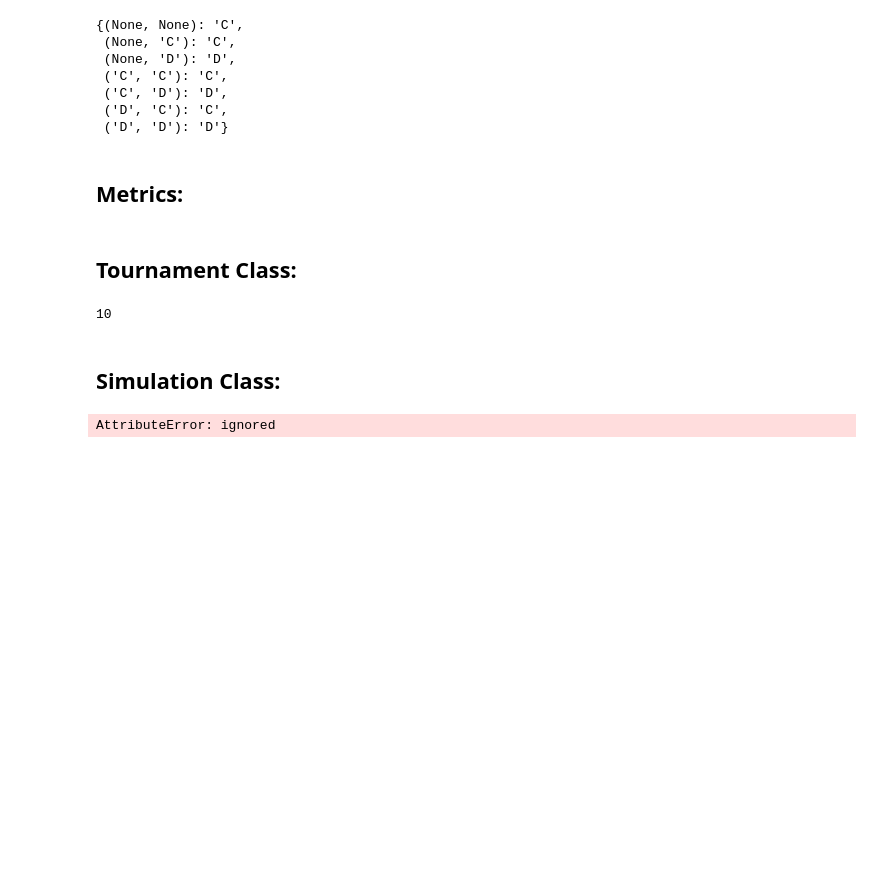
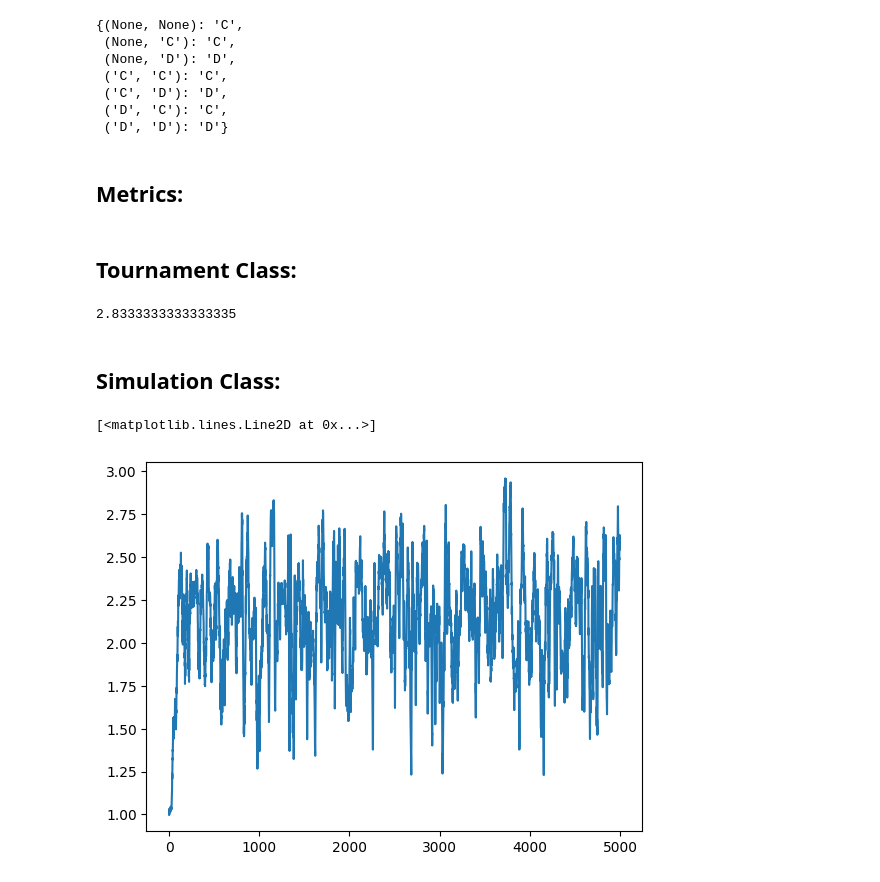
Before and after one commit to StoneMason495/cap-comp215, a Jupyter notebook: COMP215Final.ipynb, the cells around one changed output. Saved outputs shown, nothing was run; the diff lists cells and outputs as text; code cells hidden in the pictures; blank space fills up the shorter version.

```diff
--- a/COMP215Final.ipynb
+++ b/COMP215Final.ipynb
@@ -44,7 +44,7 @@ class Prisoner:
     if random.random() > p_mutation:
       reactions = self.reactions
     else:
-      self.mutate()
+      reactions = self.mutate()
     return Prisoner(reactions)
 
   def past_responses(self, past=2):
@@ -147,9 +147,14 @@ class PD_Tournament:
       totals[j] += score2
 
     for i in row_i:
-      agents[i].fitness = totals[i] / self.num_rounds / 2
+      agents[i].sentence = totals[i] / self.num_rounds / 2
-# %% [output]
-10
+# %%
+agents = Prisoner.random_agents(10)
+tour = PD_Tournament()
+tour.melee(agents)
+agents[5].sentence
+# %% [output]
+2.8333333333333335
 # %% [markdown]
 ## Simulation Class:
 # %%
@@ -166,30 +171,49 @@ class PD_Simulation:
     sent = [prisoner.sentence for prisoner in self.prisoners]
     return np.array(sent)
 
-  def get_fitnesses(self)
-
   def step(self):
     self.tournament.melee(self.prisoners)
 
     n = len(self.prisoners)
     sent = self.get_sentences()
 
+    index_gone = self.remove_prisoners(sent)
+    num_gone = len(index_gone)
+
+    replacements = self.replace_prisoners(num_gone, sent)
+    self.prisoners[index_gone] = replacements
+
     self.update_metrics()
 
   def run(self, num_steps=500):
+
     for i in range(num_steps):
       self.step()
 
   def update_metrics(self):
     for metric in self.metrics:
         metric.update(self)
+
+  def remove_prisoners(self, ps):
+    n = len(self.prisoners)
+    remove = np.random.random(n) < 0.1
+    index_out = np.nonzero(remove)[0]
+    return index_out
+
+  def replace_prisoners(self, n, weights):
+    prisoners = np.random.choice(self.prisoners, size=n, replace=True)
+    replacements = [prisoner.copy() for prisoner in prisoners]
+    return replacements
 # %%
-tour = PD_Tournament()
-prisoners = Prisoner.identical_prisoners(100, 'CDCDCDC')
-sim = PD_Simulation(tour, prisoners)
+tourney = PD_Tournament()
+prisoners = Prisoner.identical_prisoners(100, 'DDDDDDD')
+# prisoners = Prisoner.random_agents(10)
+sim = PD_Simulation(tourney, prisoners)
 sim.add_metric(MeanSentence())
-sim.add_metric(Cooperation())
+# sim.add_metric(Cooperation())
 sim.run(5000)
-sim.metrics[0].metrics
-# %% [output]
-AttributeError: ignored
+# %%
+plt.plot(range(5000), sim.metrics[0].metrics)
+# %% [output]
+[<matplotlib.lines.Line2D at 0x...>]
+[figure, added]
```
Also changed, not shown: parts of 1 cell of this notebook.
